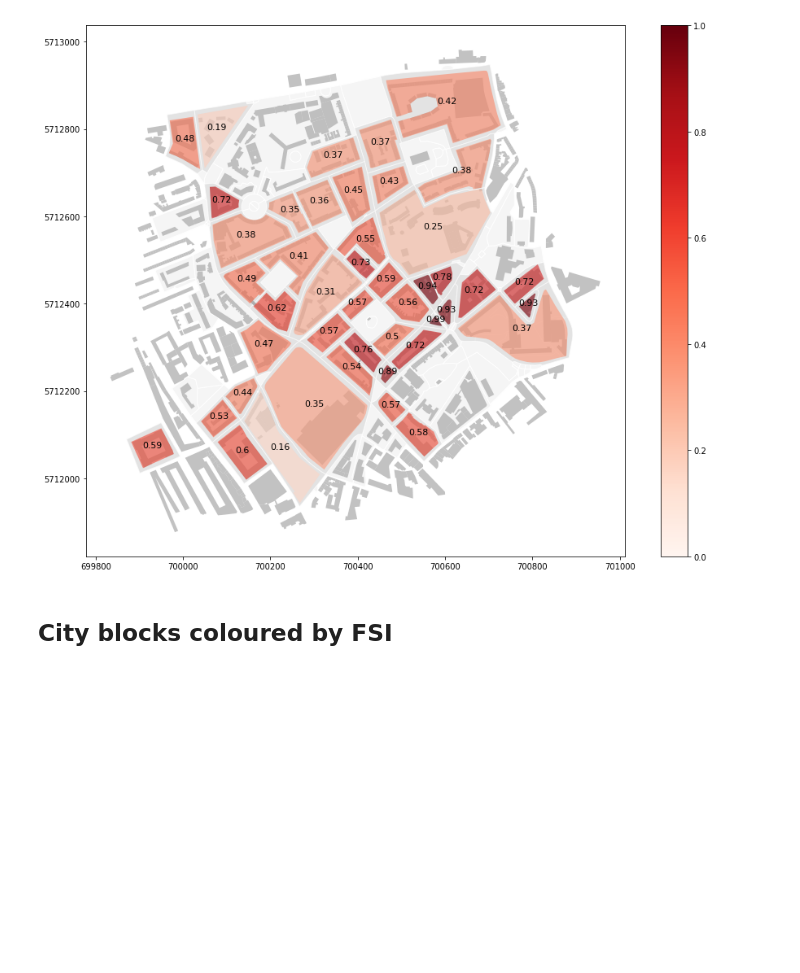
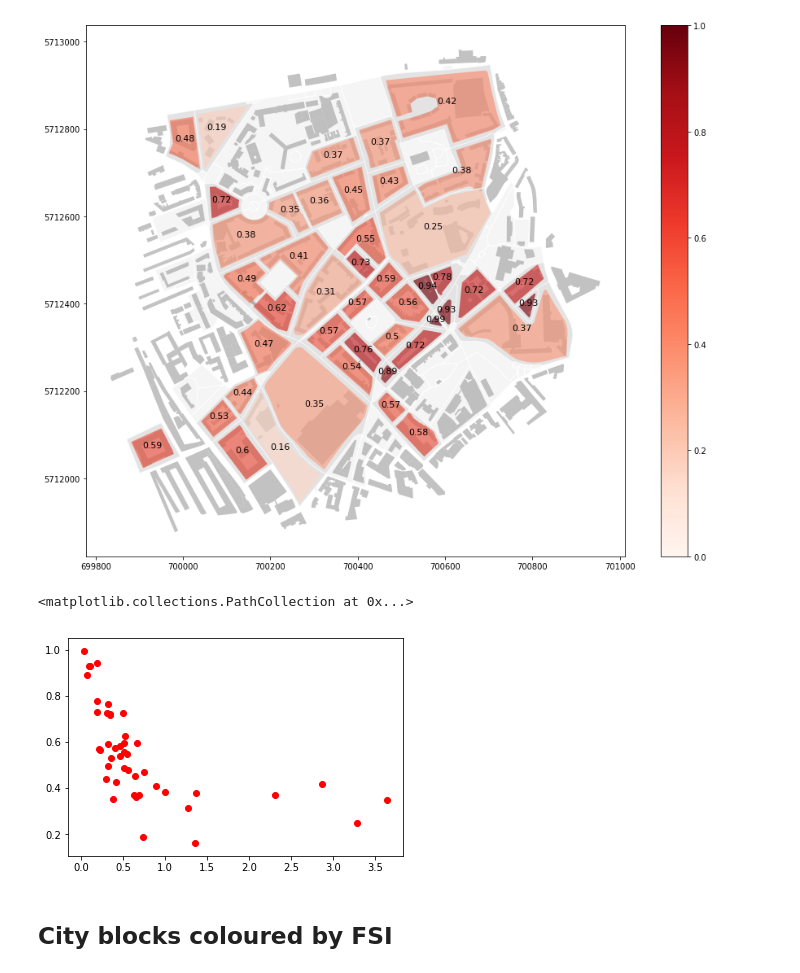
Before and after one commit to AtelierLibre/osmuf, a Jupyter notebook: notebooks/03-GSI_and_FSI.ipynb, the cells around one changed output. Saved outputs shown, nothing was run; the diff lists cells and outputs as text; code cells hidden in the pictures; blank space fills up the shorter version.

Commit message:
tidying up core.py & inclusion of graphs into 03

```diff
--- a/notebooks/03-GSI_and_FSI.ipynb
+++ b/notebooks/03-GSI_and_FSI.ipynb
@@ -74,6 +45,11 @@ for idx, row in city_blocks.iterrows():
     ax.text(row.geometry.centroid.x, row.geometry.centroid.y, label, **style)
 # %% [output]
 [figure]
+# %%
+plt.scatter(city_blocks.area_net_ha, city_blocks.GSI_net, color='Red')
+# %% [output]
+<matplotlib.collections.PathCollection at 0x...>
+[figure, added]
 # %% [markdown]
 ## City blocks coloured by FSI
 # %%
```
Also changed, not shown: parts of 4 cells of this notebook, 1 other file.
